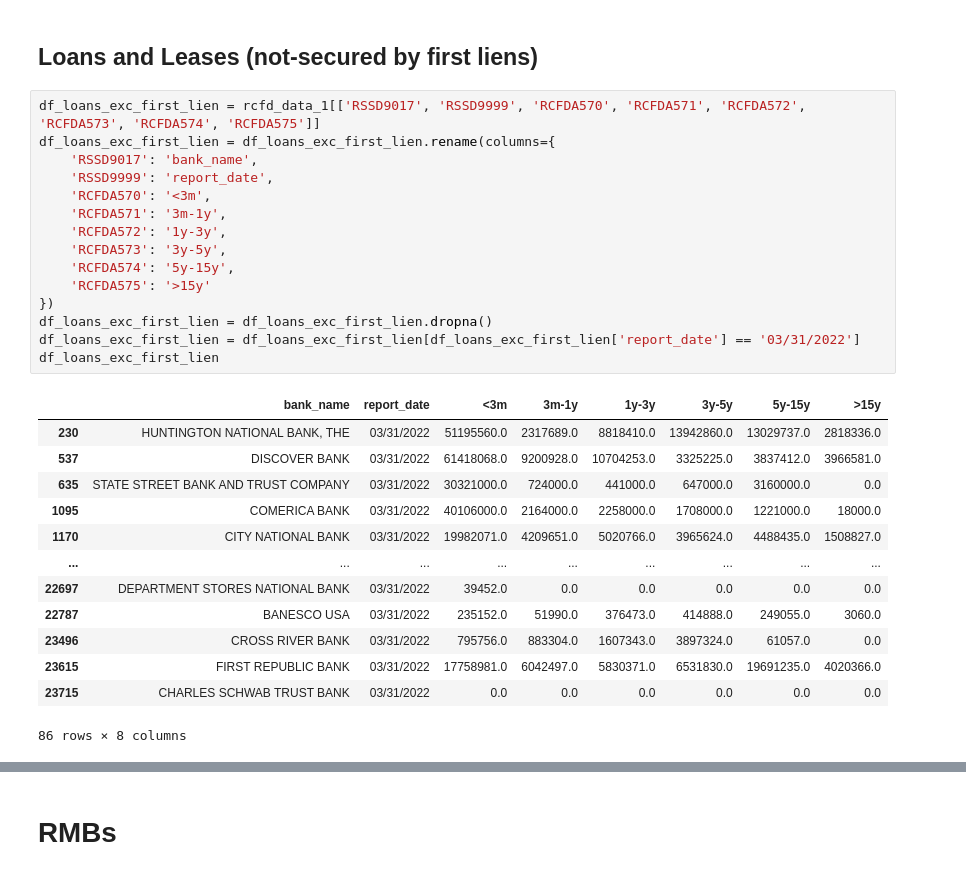
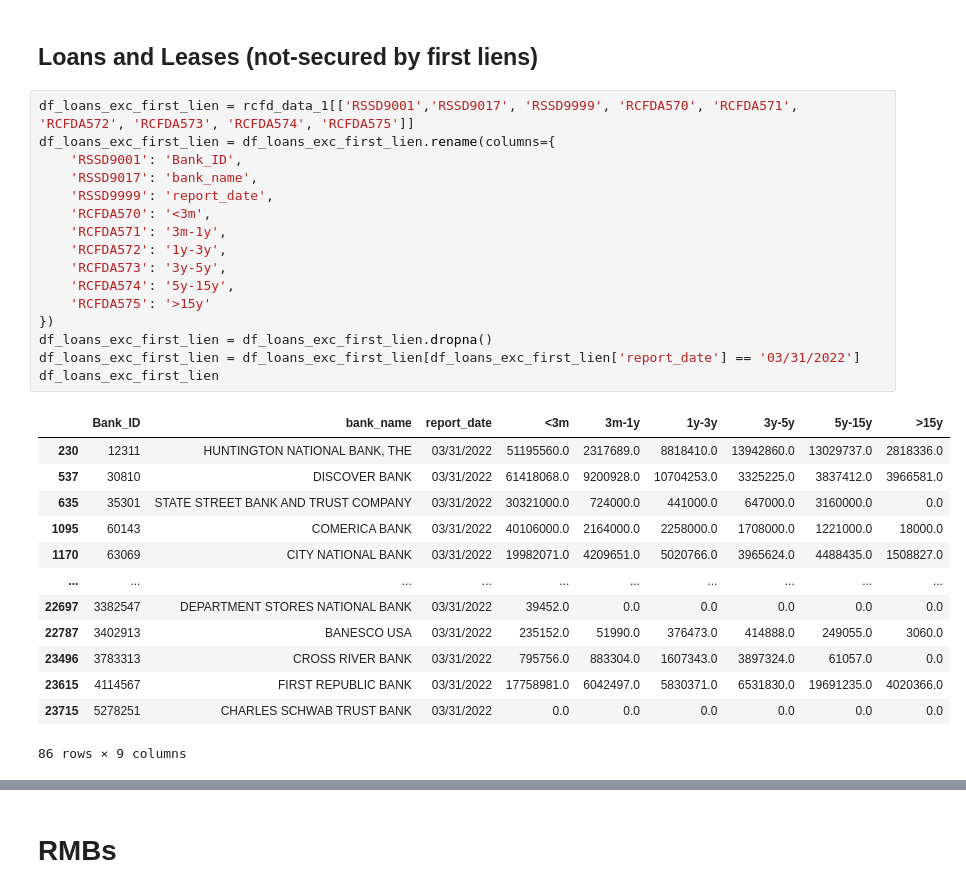
Before and after one commit to huangpz-a11y/P2_Monetary_Tightening, a Jupyter notebook: src/Final Project Exploration - Jason Wang.ipynb, the cells around one changed output, grey strips where cells are left out. Saved outputs shown, nothing was run; the diff lists cells and outputs as text.

```diff
--- a/src/Final Project Exploration - Jason Wang.ipynb
+++ b/src/Final Project Exploration - Jason Wang.ipynb
@@ -141,32 +207,33 @@ df_loans_first_lien_domestic
 # %% [markdown]
 ## Loans and Leases (not-secured by first liens)
 # %%
-df_loans_exc_first_lien = rcfd_data_1[['RSSD9017', 'RSSD9999', 'RCFDA570', 'RCFDA571', 'RCFDA572', 'RCFDA573', 'RCFDA574', 'RCFDA575']]
+df_loans_exc_first_lien = rcfd_data_1[['RSSD9001','RSSD9017', 'RSSD9999', 'RCFDA570', 'RCFDA571', 'RCFDA572', 'RCFDA573', 'RCFDA574', 'RCFDA575']]
 df_loans_exc_first_lien = df_loans_exc_first_lien.rename(columns={
+    'RSSD9001': 'Bank_ID',
     'RSSD9017': 'bank_name',
     'RSSD9999': 'report_date',
     'RCFDA570': '<3m',
     'RCFDA571': '3m-1y',
     'RCFDA572': '1y-3y',
     'RCFDA573': '3y-5y',
     'RCFDA574': '5y-15y',
     'RCFDA575': '>15y'
 })
 df_loans_exc_first_lien = df_loans_exc_first_lien.dropna()
 df_loans_exc_first_lien = df_loans_exc_first_lien[df_loans_exc_first_lien['report_date'] == '03/31/2022']
 df_loans_exc_first_lien
 # %% [output]
-|  | bank_name | report_date | <3m | 3m-1y | 1y-3y | 3y-5y | 5y-15y | >15y |
-| 230 | HUNTINGTON NATIONAL BANK, THE | 03/31/2022 | 51195560.0 | 2317689.0 | 8818410.0 | 13942860.0 | 13029737.0 | 2818336.0 |
-| 537 | DISCOVER BANK | 03/31/2022 | 61418068.0 | 9200928.0 | 10704253.0 | 3325225.0 | 3837412.0 | 3966581.0 |
-| 635 | STATE STREET BANK AND TRUST COMPANY | 03/31/2022 | 30321000.0 | 724000.0 | 441000.0 | 647000.0 | 3160000.0 | 0.0 |
-| 1095 | COMERICA BANK | 03/31/2022 | 40106000.0 | 2164000.0 | 2258000.0 | 1708000.0 | 1221000.0 | 18000.0 |
-| 1170 | CITY NATIONAL BANK | 03/31/2022 | 19982071.0 | 4209651.0 | 5020766.0 | 3965624.0 | 4488435.0 | 1508827.0 |
-| ... | ... | ... | ... | ... | ... | ... | ... | ... |
-| 22697 | DEPARTMENT STORES NATIONAL BANK | 03/31/2022 | 39452.0 | 0.0 | 0.0 | 0.0 | 0.0 | 0.0 |
-| 22787 | BANESCO USA | 03/31/2022 | 235152.0 | 51990.0 | 376473.0 | 414888.0 | 249055.0 | 3060.0 |
-| 23496 | CROSS RIVER BANK | 03/31/2022 | 795756.0 | 883304.0 | 1607343.0 | 3897324.0 | 61057.0 | 0.0 |
-| 23615 | FIRST REPUBLIC BANK | 03/31/2022 | 17758981.0 | 6042497.0 | 5830371.0 | 6531830.0 | 19691235.0 | 4020366.0 |
-| 23715 | CHARLES SCHWAB TRUST BANK | 03/31/2022 | 0.0 | 0.0 | 0.0 | 0.0 | 0.0 | 0.0 |
+|  | Bank_ID | bank_name | report_date | <3m | 3m-1y | 1y-3y | 3y-5y | 5y-15y | >15y |
+| 230 | 12311 | HUNTINGTON NATIONAL BANK, THE | 03/31/2022 | 51195560.0 | 2317689.0 | 8818410.0 | 13942860.0 | 13029737.0 | 2818336.0 |
+| 537 | 30810 | DISCOVER BANK | 03/31/2022 | 61418068.0 | 9200928.0 | 10704253.0 | 3325225.0 | 3837412.0 | 3966581.0 |
+| 635 | 35301 | STATE STREET BANK AND TRUST COMPANY | 03/31/2022 | 30321000.0 | 724000.0 | 441000.0 | 647000.0 | 3160000.0 | 0.0 |
+| 1095 | 60143 | COMERICA BANK | 03/31/2022 | 40106000.0 | 2164000.0 | 2258000.0 | 1708000.0 | 1221000.0 | 18000.0 |
+| 1170 | 63069 | CITY NATIONAL BANK | 03/31/2022 | 19982071.0 | 4209651.0 | 5020766.0 | 3965624.0 | 4488435.0 | 1508827.0 |
+| ... | ... | ... | ... | ... | ... | ... | ... | ... | ... |
+| 22697 | 3382547 | DEPARTMENT STORES NATIONAL BANK | 03/31/2022 | 39452.0 | 0.0 | 0.0 | 0.0 | 0.0 | 0.0 |
+| 22787 | 3402913 | BANESCO USA | 03/31/2022 | 235152.0 | 51990.0 | 376473.0 | 414888.0 | 249055.0 | 3060.0 |
+| 23496 | 3783313 | CROSS RIVER BANK | 03/31/2022 | 795756.0 | 883304.0 | 1607343.0 | 3897324.0 | 61057.0 | 0.0 |
+| 23615 | 4114567 | FIRST REPUBLIC BANK | 03/31/2022 | 17758981.0 | 6042497.0 | 5830371.0 | 6531830.0 | 19691235.0 | 4020366.0 |
+| 23715 | 5278251 | CHARLES SCHWAB TRUST BANK | 03/31/2022 | 0.0 | 0.0 | 0.0 | 0.0 | 0.0 | 0.0 |
-86 rows × 8 columns
+86 rows × 9 columns
 # %%
```
Also changed, not shown: parts of 97 cells of this notebook.
